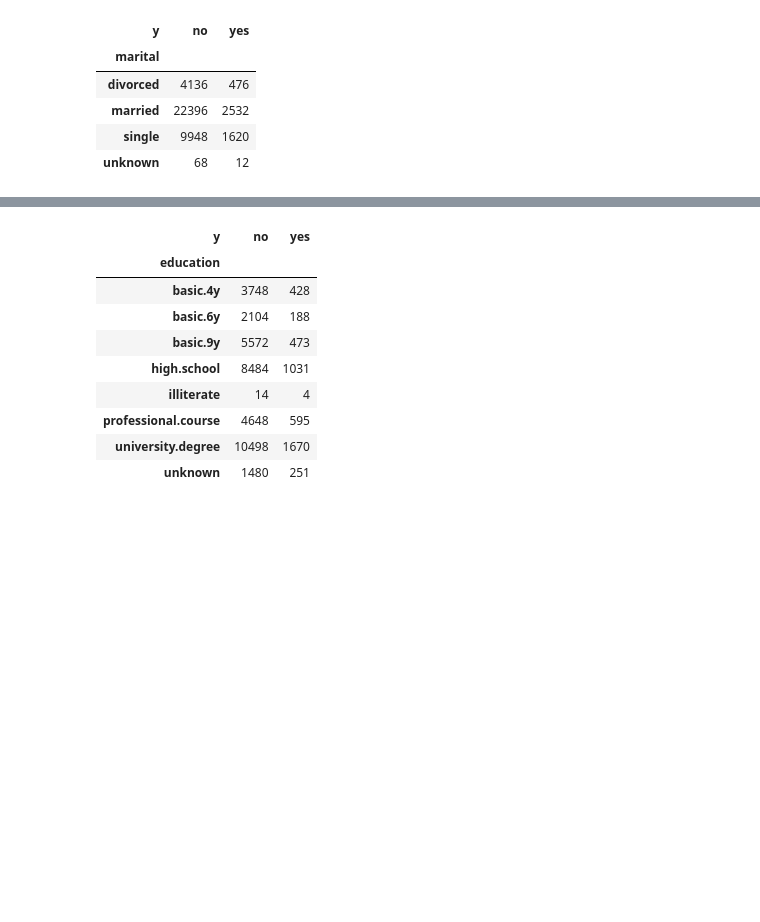
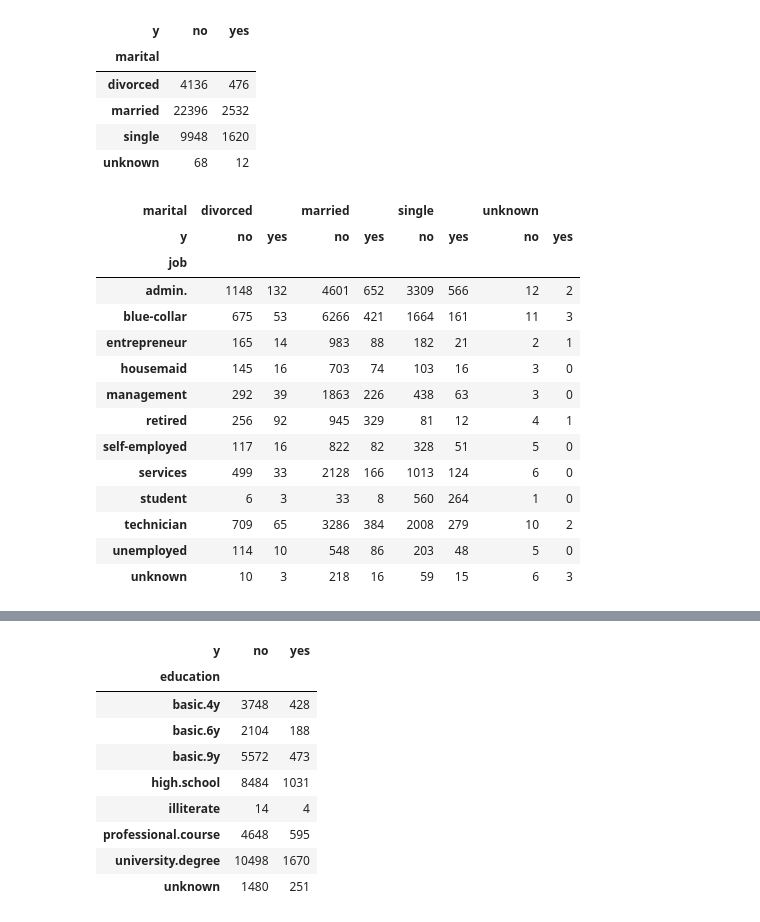
Before and after one commit to AmeeAyco/BANK-DATA-MARKETING-, a Jupyter notebook: MAN_203_S1.ipynb, the cells around one changed output, grey strips where cells are left out. Saved outputs shown, nothing was run; the diff lists cells and outputs as text; code cells hidden in the pictures; blank space fills up the shorter version.

```diff
--- a/MAN_203_S1.ipynb
+++ b/MAN_203_S1.ipynb
@@ -380,3 +513,21 @@ pd.crosstab( df_Bank_Data['marital'],df_Bank_Data['y'])
 | married | 22396 | 2532 |
 | single | 9948 | 1620 |
 | unknown | 68 | 12 |
+# %%
+pd.crosstab( df_Bank_Data['job'], [df_Bank_Data['marital'], df_Bank_Data['y']])
+# %% [output]
+| marital | divorced |  | married |  | single |  | unknown |  |
+| y | no | yes | no | yes | no | yes | no | yes |
+| job |  |  |  |  |  |  |  |  |
+| admin. | 1148 | 132 | 4601 | 652 | 3309 | 566 | 12 | 2 |
+| blue-collar | 675 | 53 | 6266 | 421 | 1664 | 161 | 11 | 3 |
+| entrepreneur | 165 | 14 | 983 | 88 | 182 | 21 | 2 | 1 |
+| housemaid | 145 | 16 | 703 | 74 | 103 | 16 | 3 | 0 |
+| management | 292 | 39 | 1863 | 226 | 438 | 63 | 3 | 0 |
+| retired | 256 | 92 | 945 | 329 | 81 | 12 | 4 | 1 |
+| self-employed | 117 | 16 | 822 | 82 | 328 | 51 | 5 | 0 |
+| services | 499 | 33 | 2128 | 166 | 1013 | 124 | 6 | 0 |
+| student | 6 | 3 | 33 | 8 | 560 | 264 | 1 | 0 |
+| technician | 709 | 65 | 3286 | 384 | 2008 | 279 | 10 | 2 |
+| unemployed | 114 | 10 | 548 | 86 | 203 | 48 | 5 | 0 |
+| unknown | 10 | 3 | 218 | 16 | 59 | 15 | 6 | 3 |
```
Also changed, not shown: parts of 51 cells of this notebook.
